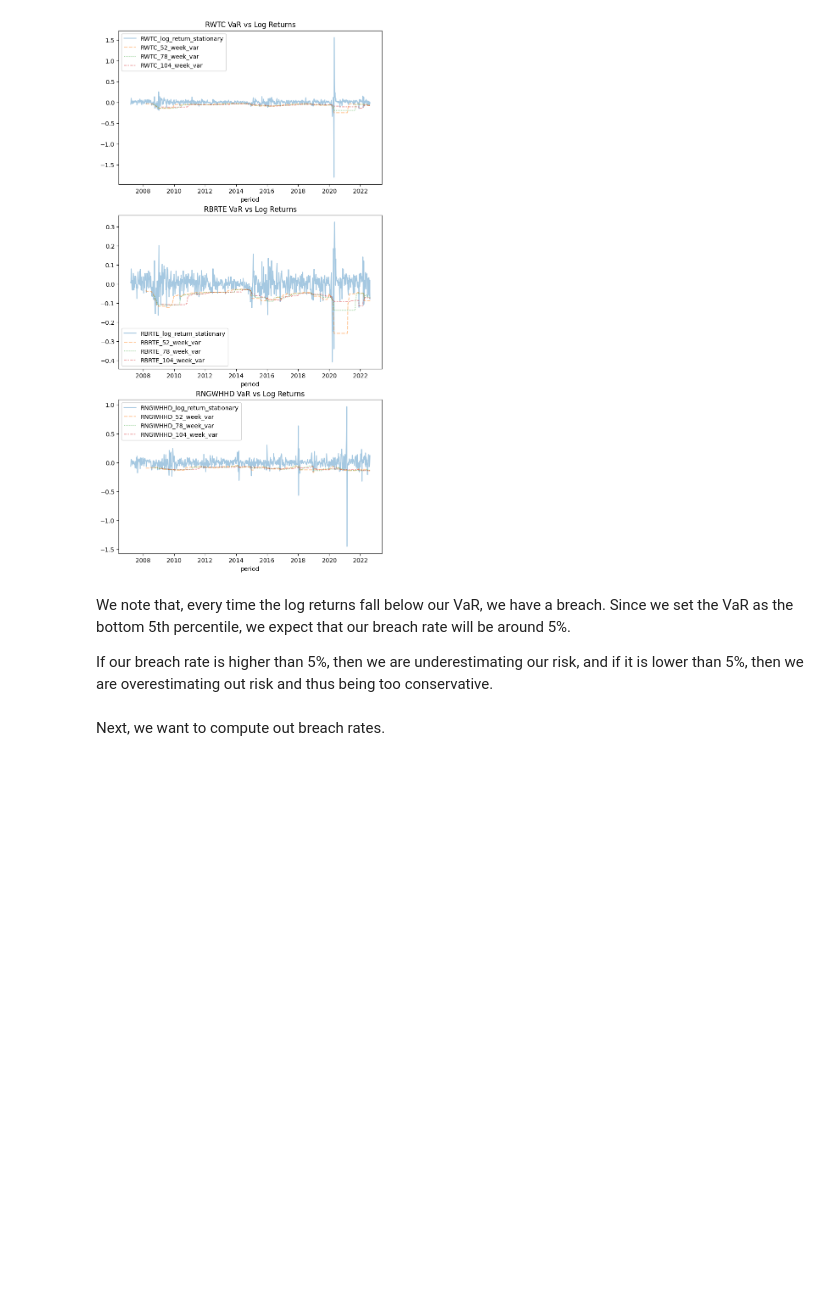
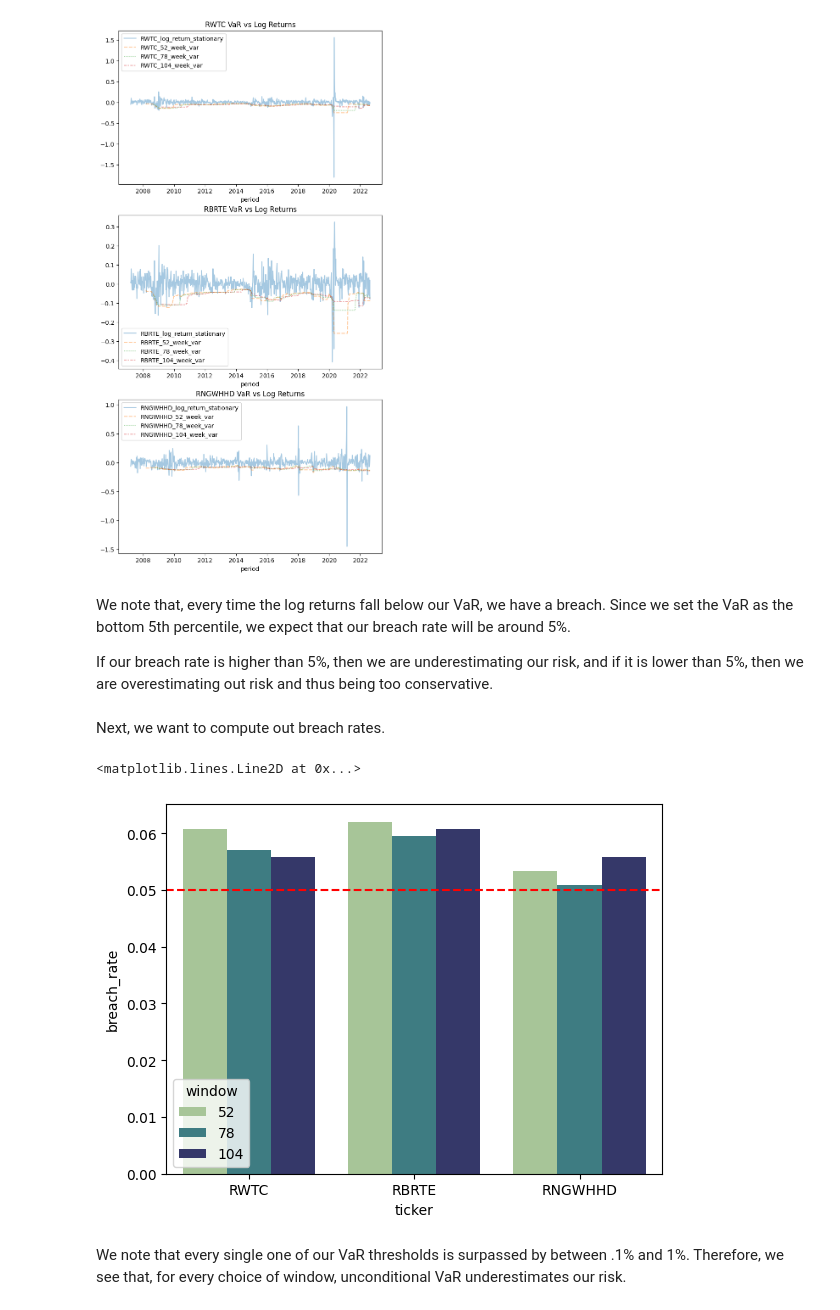
Before and after one commit to beniciouhart/regime-detection, a Jupyter notebook: notebooks/demo.ipynb, the cells around one changed output. Drawn from its saved outputs; the diff is of its cells as text; code cells hidden in the pictures; blank space fills up the shorter version.

Commit message:
Computed breach rates for unconditional VaR at the 5% threshold and found that the breach rates are higher than 5% for every ticker and window - unconditional VaR underestimates market risk

```diff
--- a/notebooks/demo.ipynb
+++ b/notebooks/demo.ipynb
@@ -505,0 +500,19 @@ breach_dict = {'RWTC':, 'RBRTE': ,'RNGWHHD':}
+# %%
+breach_list = []
+
+series = ['RWTC', 'RBRTE','RNGWHHD']
+windows = [52, 78, 104]
+
+for ticker in series:
+    for window in windows:
+        breaches = df_model[ticker + "_log_return_stationary"] < df_model[f"{ticker}_{window}_week_var"]
+        breach_list.append({'ticker' : ticker, 'window' : window, 'breach_rate' : breaches.sum() / breaches.count()})
+
+breach_df = pd.DataFrame(breach_list)
+sns.barplot(data = breach_df, x = 'ticker', hue = 'window', y = 'breach_rate', palette= 'crest')
+plt.axhline(0.05, ls='--', color='red', label='Expected (5%)')
+# %% [output]
+<matplotlib.lines.Line2D at 0x...>
+[figure, added]
+# %% [markdown]
+We note that every single one of our VaR thresholds is surpassed by between .1% and 1%. Therefore, we see that, for every choice of window, unconditional VaR underestimates our risk.
```
Also changed, not shown: parts of 1 cell of this notebook.
